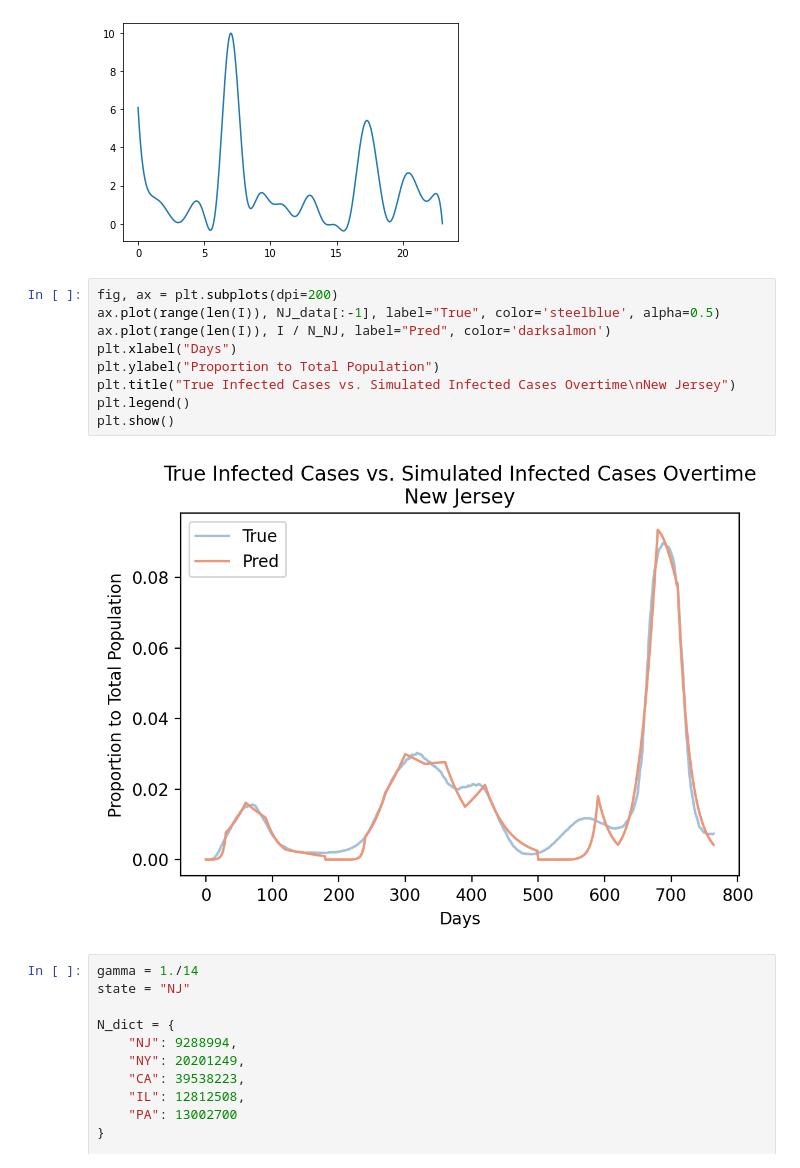
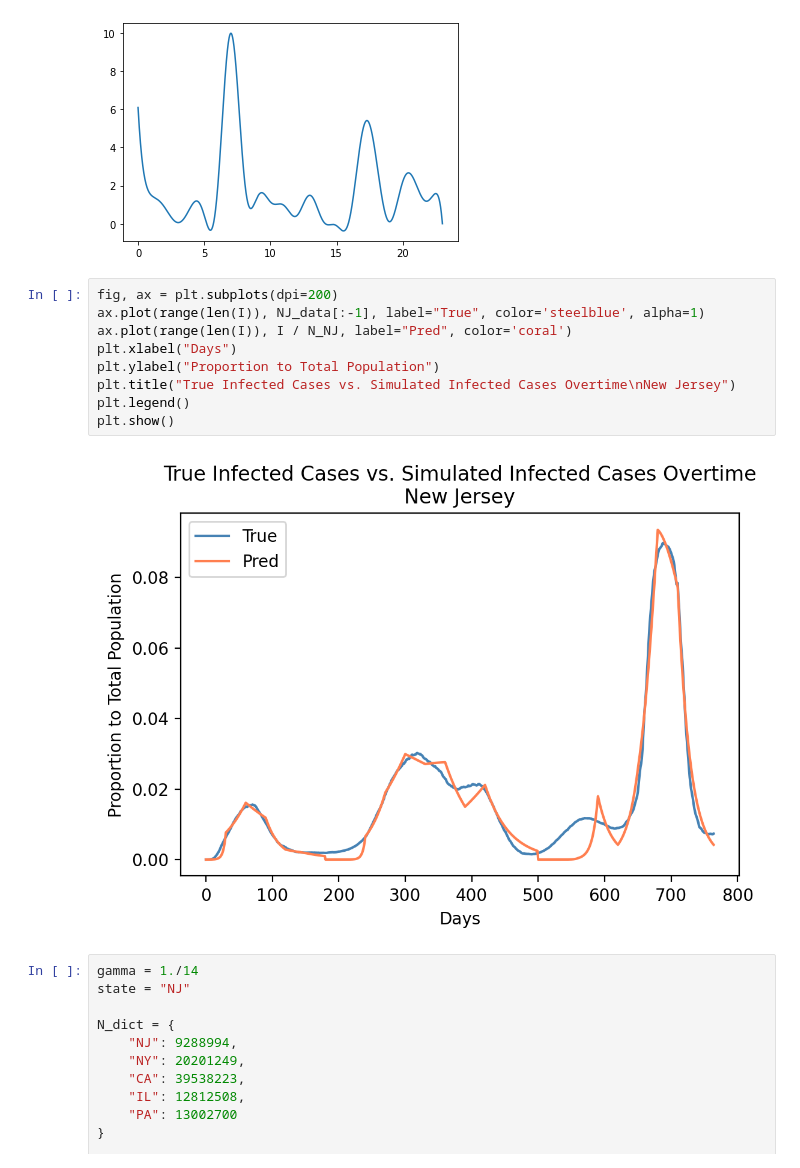
Before and after one commit to cywujeremy/dabp-pandemic-simulation, a Jupyter notebook: nbs/SIR_param_estimation.ipynb, the cells around one changed output. Cells and saved outputs as stored; diff of their text form.

Commit message:
change color

```diff
--- a/nbs/SIR_param_estimation.ipynb
+++ b/nbs/SIR_param_estimation.ipynb
@@ -222,15 +222,15 @@ plt.plot(full_period, spl(full_period))
 [figure]
 # %%
 fig, ax = plt.subplots(dpi=200)
-ax.plot(range(len(I)), NJ_data[:-1], label="True", color='steelblue', alpha=0.5)
-ax.plot(range(len(I)), I / N_NJ, label="Pred", color='darksalmon')
+ax.plot(range(len(I)), NJ_data[:-1], label="True", color='steelblue', alpha=1)
+ax.plot(range(len(I)), I / N_NJ, label="Pred", color='coral')
 plt.xlabel("Days")
 plt.ylabel("Proportion to Total Population")
 plt.title("True Infected Cases vs. Simulated Infected Cases Overtime\nNew Jersey")
 plt.legend()
 plt.show()
 # %% [output]
-[figure, old version]
+[figure, new version]
 # %%
 gamma = 1./14
 state = "NJ"
```
